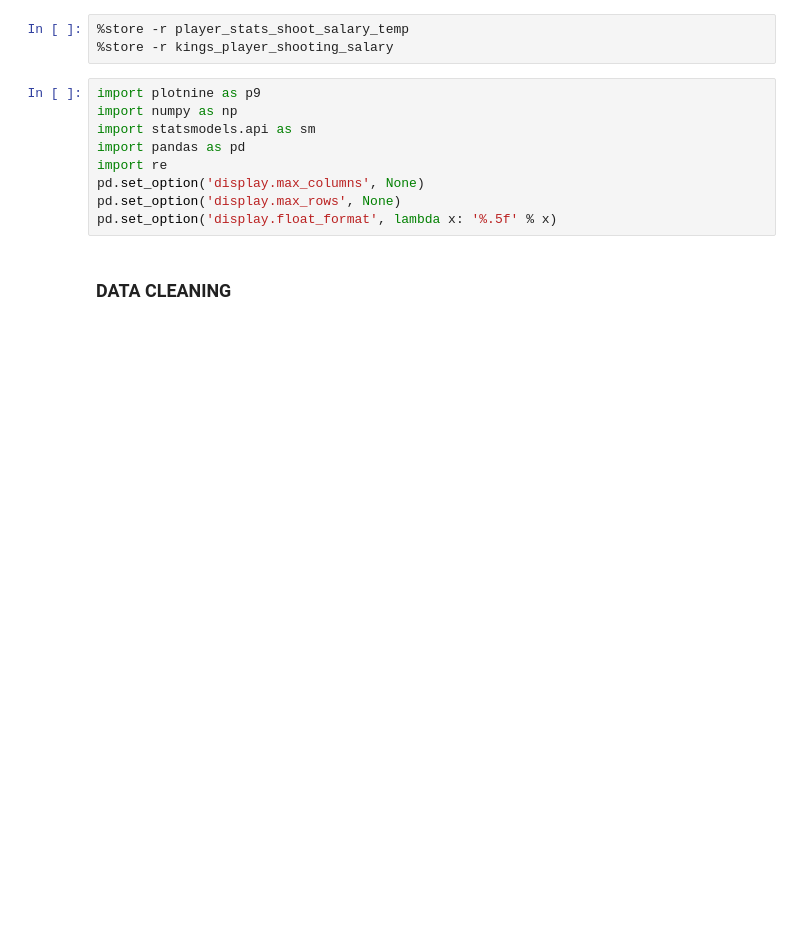
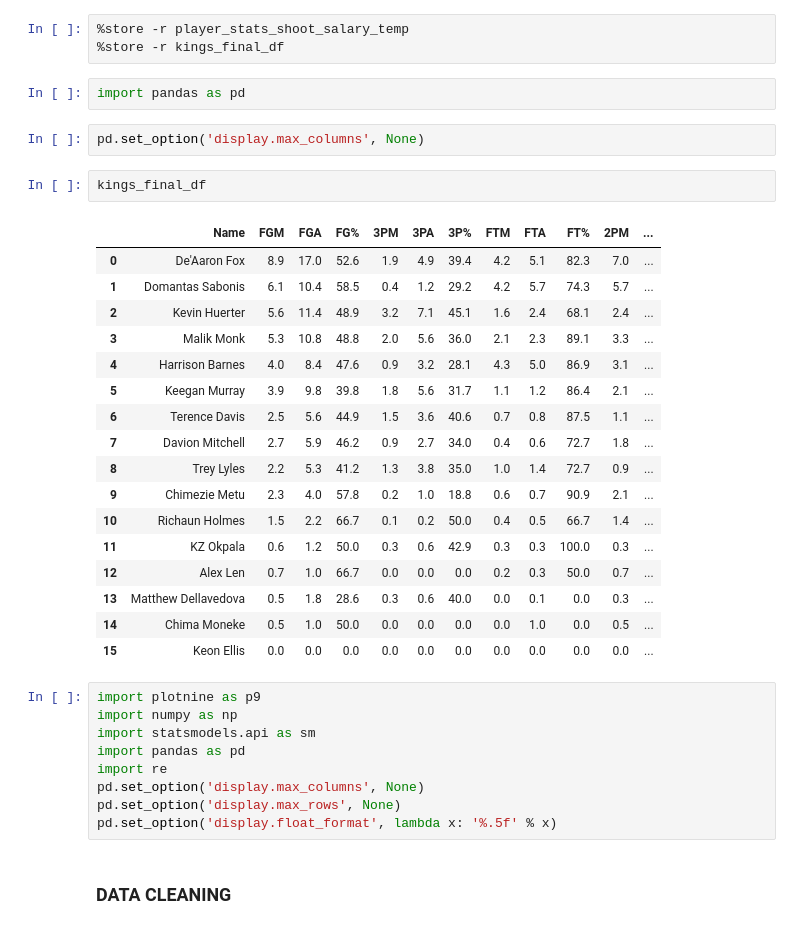
Before and after one commit to mattmori21/Kings-Project, a Jupyter notebook: Linear_Regression.ipynb, the cells around one changed output. Drawn from its saved outputs; the diff is of its cells as text; blank space fills up the shorter version.

```diff
--- a/Linear_Regression.ipynb
+++ b/Linear_Regression.ipynb
@@ -1,6 +1,30 @@
 # %%
 %store -r player_stats_shoot_salary_temp
-%store -r kings_player_shooting_salary
+%store -r kings_final_df
+# %%
+import pandas as pd
+# %%
+pd.set_option('display.max_columns', None)
+# %%
+kings_final_df
+# %% [output]
+|  | Name | FGM | FGA | FG% | 3PM | 3PA | 3P% | FTM | FTA | FT% | 2PM | ... |
+| 0 | De'Aaron Fox | 8.9 | 17.0 | 52.6 | 1.9 | 4.9 | 39.4 | 4.2 | 5.1 | 82.3 | 7.0 | ... |
+| 1 | Domantas Sabonis | 6.1 | 10.4 | 58.5 | 0.4 | 1.2 | 29.2 | 4.2 | 5.7 | 74.3 | 5.7 | ... |
+| 2 | Kevin Huerter | 5.6 | 11.4 | 48.9 | 3.2 | 7.1 | 45.1 | 1.6 | 2.4 | 68.1 | 2.4 | ... |
+| 3 | Malik Monk | 5.3 | 10.8 | 48.8 | 2.0 | 5.6 | 36.0 | 2.1 | 2.3 | 89.1 | 3.3 | ... |
+| 4 | Harrison Barnes | 4.0 | 8.4 | 47.6 | 0.9 | 3.2 | 28.1 | 4.3 | 5.0 | 86.9 | 3.1 | ... |
+| 5 | Keegan Murray | 3.9 | 9.8 | 39.8 | 1.8 | 5.6 | 31.7 | 1.1 | 1.2 | 86.4 | 2.1 | ... |
+| 6 | Terence Davis | 2.5 | 5.6 | 44.9 | 1.5 | 3.6 | 40.6 | 0.7 | 0.8 | 87.5 | 1.1 | ... |
+| 7 | Davion Mitchell | 2.7 | 5.9 | 46.2 | 0.9 | 2.7 | 34.0 | 0.4 | 0.6 | 72.7 | 1.8 | ... |
+| 8 | Trey Lyles | 2.2 | 5.3 | 41.2 | 1.3 | 3.8 | 35.0 | 1.0 | 1.4 | 72.7 | 0.9 | ... |
+| 9 | Chimezie Metu | 2.3 | 4.0 | 57.8 | 0.2 | 1.0 | 18.8 | 0.6 | 0.7 | 90.9 | 2.1 | ... |
+| 10 | Richaun Holmes | 1.5 | 2.2 | 66.7 | 0.1 | 0.2 | 50.0 | 0.4 | 0.5 | 66.7 | 1.4 | ... |
+| 11 | KZ Okpala | 0.6 | 1.2 | 50.0 | 0.3 | 0.6 | 42.9 | 0.3 | 0.3 | 100.0 | 0.3 | ... |
+| 12 | Alex Len | 0.7 | 1.0 | 66.7 | 0.0 | 0.0 | 0.0 | 0.2 | 0.3 | 50.0 | 0.7 | ... |
+| 13 | Matthew Dellavedova | 0.5 | 1.8 | 28.6 | 0.3 | 0.6 | 40.0 | 0.0 | 0.1 | 0.0 | 0.3 | ... |
+| 14 | Chima Moneke | 0.5 | 1.0 | 50.0 | 0.0 | 0.0 | 0.0 | 0.0 | 1.0 | 0.0 | 0.5 | ... |
+| 15 | Keon Ellis | 0.0 | 0.0 | 0.0 | 0.0 | 0.0 | 0.0 | 0.0 | 0.0 | 0.0 | 0.0 | ... |
 # %%
 import plotnine as p9
 import numpy as np
```
Also changed, not shown: parts of 60 cells of this notebook, 1 other file.
